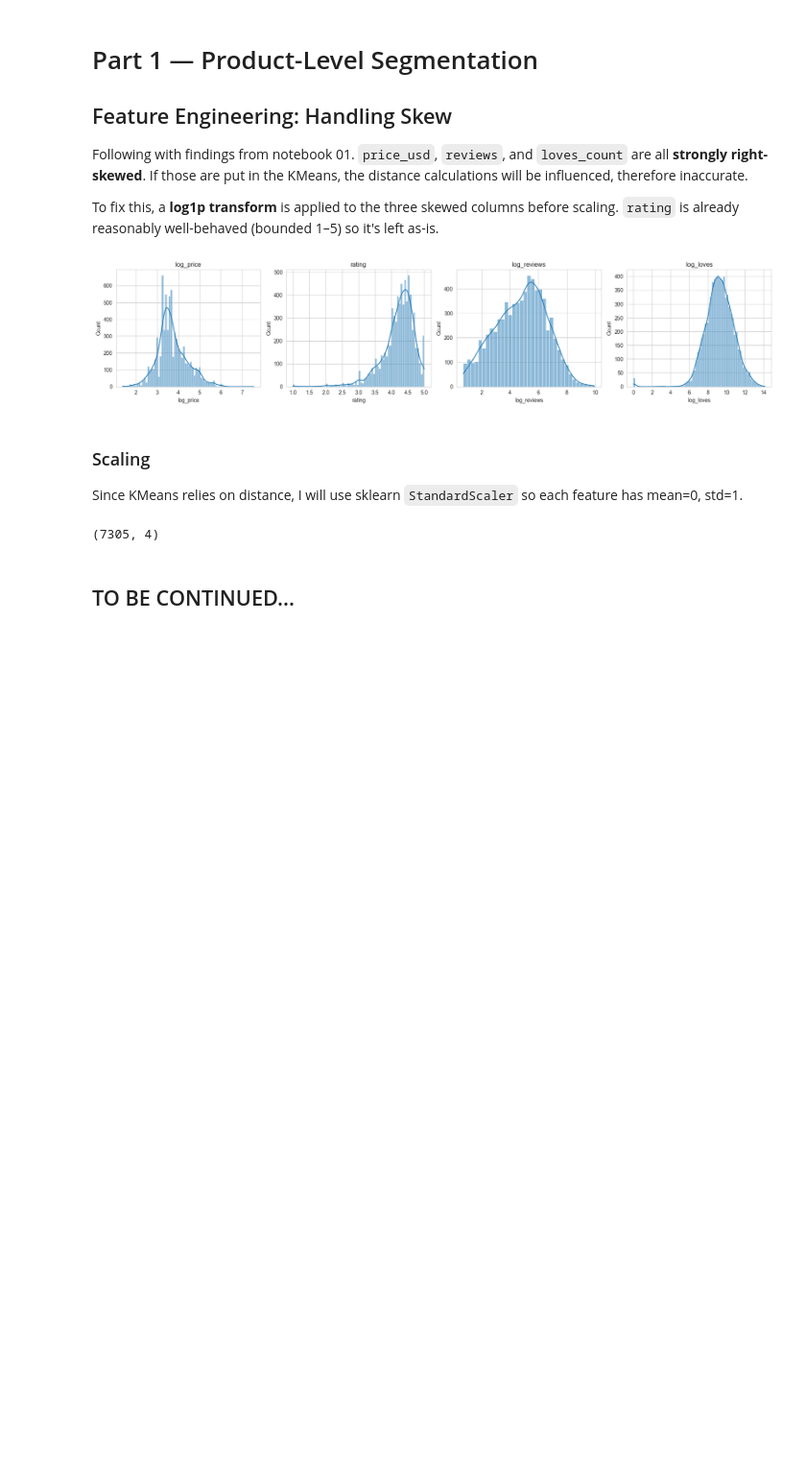
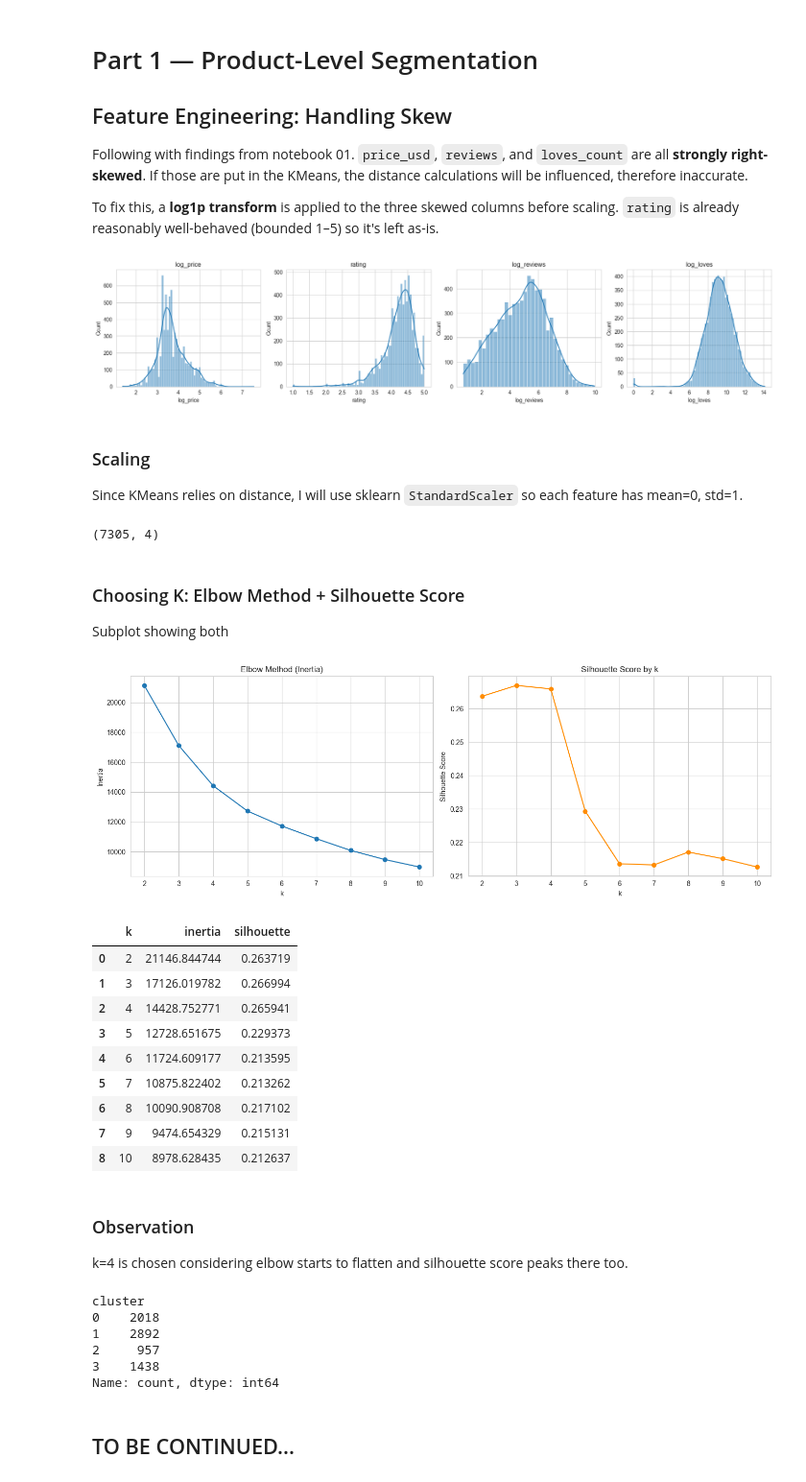
Before and after one commit to imgabrielas/Sephora, a Jupyter notebook: 03_product_clustering.ipynb, the cells around one changed output. Shown at 96% size. Saved outputs shown, nothing was run; the diff lists cells and outputs as text; code cells hidden in the pictures; blank space fills up the shorter version.

```diff
--- a/03_product_clustering.ipynb
+++ b/03_product_clustering.ipynb
@@ -123,5 +125,59 @@ X_scaled = scaler.fit_transform(products_clean[model_feats])
 X_scaled.shape
 # %% [output]
 (7305, 4)
+# %% [markdown]
+### Choosing K: Elbow Method + Silhouette Score
+Subplot showing both
+# %%
+k_range = range(2, 11)
+inertias, sil_scores = [], []
+
+for k in k_range:
+    km = KMeans(n_clusters=k, random_state=42, n_init=10)
+    labels = km.fit_predict(X_scaled)
+    inertias.append(km.inertia_)
+    sil_scores.append(silhouette_score(X_scaled, labels))
+
+fig, axes = plt.subplots(1, 2, figsize=(14, 5))
+axes[0].plot(list(k_range), inertias, marker='o')
+axes[0].set_title('Elbow Method (Inertia)')
+axes[0].set_xlabel('k')
+axes[0].set_ylabel('Inertia')
+
+axes[1].plot(list(k_range), sil_scores, marker='o', color='darkorange')
+axes[1].set_title('Silhouette Score by k')
+axes[1].set_xlabel('k')
+axes[1].set_ylabel('Silhouette Score')
+plt.tight_layout()
+plt.show()
+
+pd.DataFrame({'k': list(k_range), 'inertia': inertias, 'silhouette': sil_scores})
+# %% [output]
+[figure, added]
+|  | k | inertia | silhouette |
+| 0 | 2 | 21146.844744 | 0.263719 |
+| 1 | 3 | 17126.019782 | 0.266994 |
+| 2 | 4 | 14428.752771 | 0.265941 |
+| 3 | 5 | 12728.651675 | 0.229373 |
+| 4 | 6 | 11724.609177 | 0.213595 |
+| 5 | 7 | 10875.822402 | 0.213262 |
+| 6 | 8 | 10090.908708 | 0.217102 |
+| 7 | 9 | 9474.654329 | 0.215131 |
+| 8 | 10 | 8978.628435 | 0.212637 |
+# %% [markdown]
+### Observation
+k=4 is chosen considering elbow starts to flatten and silhouette score peaks there too.
+# %%
+# how many rows are assigned to each cluster
+kmeans_products = KMeans(n_clusters=4, random_state=42, n_init=10)
+products_clean['cluster'] = kmeans_products.fit_predict(X_scaled)
+products_clean['cluster'].value_counts().sort_index()
+# %% [output]
+cluster
+0    2018
+1    2892
+2     957
+3    1438
+Name: count, dtype: int64
 # %% [markdown]
 ## TO BE CONTINUED...
```
Also changed, not shown: parts of 1 cell of this notebook.
